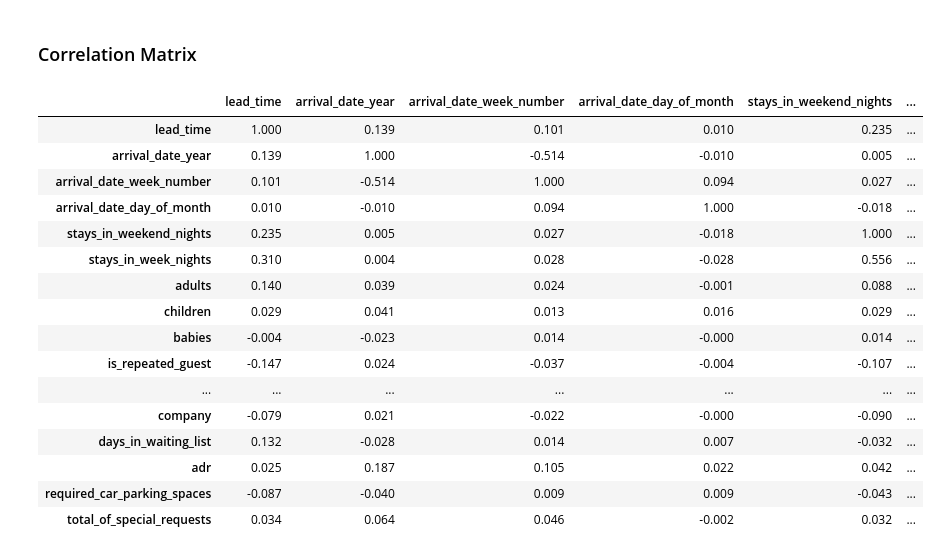
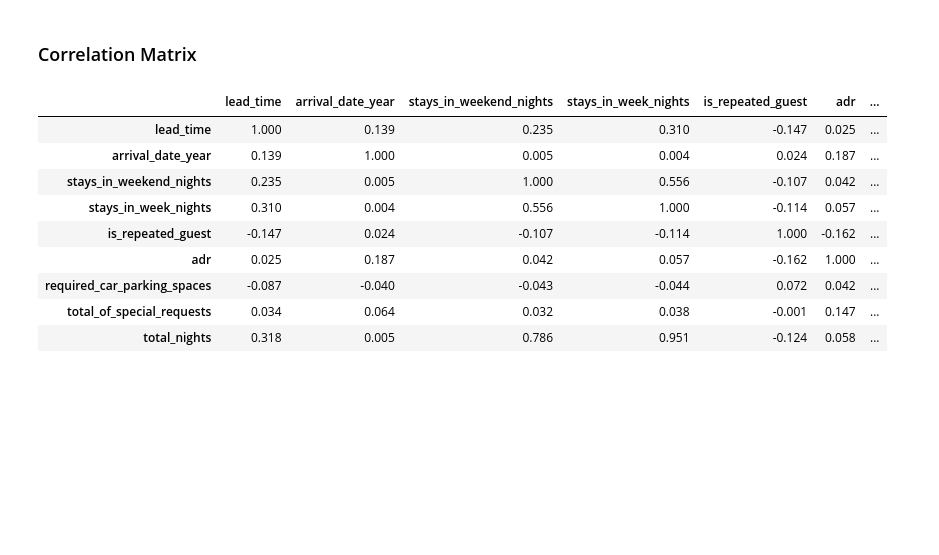
Before and after one commit to Modupegiwa/Hotel_Booking, a Jupyter notebook: hotel_booking.ipynb, the cells around one changed output. Cells and saved outputs as stored; diff of their text form; code cells hidden in the pictures; blank space fills up the shorter version.

```diff
--- a/hotel_booking.ipynb
+++ b/hotel_booking.ipynb
@@ -189,3 +194,5 @@ df.duplicated().sum()
+# %%
+df["total_nights"] = df["stays_in_weekend_nights"] + df["stays_in_week_nights"]
 # %% [markdown]
 ## Descriptive Statistics
 # %%
@@ -825,27 +860,24 @@ plt.xticks(rotation = 30)
+# %%
+df_sub = df.drop(['arrival_date_week_number', 'arrival_date_day_of_month', 'previous_cancellations',
+'previous_bookings_not_canceled', 'booking_changes', 'reservation_status_date', 'agent', 'company', 'days_in_waiting_list',
+'adults', 'babies', 'children'], axis = 1)
 # %% [markdown]
 ## Correlation
 # %% [markdown]
 ### Correlation Matrix
 # %%
-corr_matrix = round(df.corr(), 3)
+corr_matrix = round(df_sub.corr(), 3)
 "Correlation Matrix: "
 corr_matrix
 # %% [output]
-|  | lead_time | arrival_date_year | arrival_date_week_number | arrival_date_day_of_month | stays_in_weekend_nights | ... |
-| lead_time | 1.000 | 0.139 | 0.101 | 0.010 | 0.235 | ... |
-| arrival_date_year | 0.139 | 1.000 | -0.514 | -0.010 | 0.005 | ... |
-| arrival_date_week_number | 0.101 | -0.514 | 1.000 | 0.094 | 0.027 | ... |
-| arrival_date_day_of_month | 0.010 | -0.010 | 0.094 | 1.000 | -0.018 | ... |
-| stays_in_weekend_nights | 0.235 | 0.005 | 0.027 | -0.018 | 1.000 | ... |
-| stays_in_week_nights | 0.310 | 0.004 | 0.028 | -0.028 | 0.556 | ... |
-| adults | 0.140 | 0.039 | 0.024 | -0.001 | 0.088 | ... |
-| children | 0.029 | 0.041 | 0.013 | 0.016 | 0.029 | ... |
-| babies | -0.004 | -0.023 | 0.014 | -0.000 | 0.014 | ... |
-| is_repeated_guest | -0.147 | 0.024 | -0.037 | -0.004 | -0.107 | ... |
-| ... | ... | ... | ... | ... | ... | ... |
-| company | -0.079 | 0.021 | -0.022 | -0.000 | -0.090 | ... |
-| days_in_waiting_list | 0.132 | -0.028 | 0.014 | 0.007 | -0.032 | ... |
-| adr | 0.025 | 0.187 | 0.105 | 0.022 | 0.042 | ... |
-| required_car_parking_spaces | -0.087 | -0.040 | 0.009 | 0.009 | -0.043 | ... |
-| total_of_special_requests | 0.034 | 0.064 | 0.046 | -0.002 | 0.032 | ... |
+|  | lead_time | arrival_date_year | stays_in_weekend_nights | stays_in_week_nights | is_repeated_guest | adr | ... |
+| lead_time | 1.000 | 0.139 | 0.235 | 0.310 | -0.147 | 0.025 | ... |
+| arrival_date_year | 0.139 | 1.000 | 0.005 | 0.004 | 0.024 | 0.187 | ... |
+| stays_in_weekend_nights | 0.235 | 0.005 | 1.000 | 0.556 | -0.107 | 0.042 | ... |
+| stays_in_week_nights | 0.310 | 0.004 | 0.556 | 1.000 | -0.114 | 0.057 | ... |
+| is_repeated_guest | -0.147 | 0.024 | -0.107 | -0.114 | 1.000 | -0.162 | ... |
+| adr | 0.025 | 0.187 | 0.042 | 0.057 | -0.162 | 1.000 | ... |
+| required_car_parking_spaces | -0.087 | -0.040 | -0.043 | -0.044 | 0.072 | 0.042 | ... |
+| total_of_special_requests | 0.034 | 0.064 | 0.032 | 0.038 | -0.001 | 0.147 | ... |
+| total_nights | 0.318 | 0.005 | 0.786 | 0.951 | -0.124 | 0.058 | ... |
 # %% [markdown]
```
Also changed, not shown: parts of 11 cells of this notebook.
